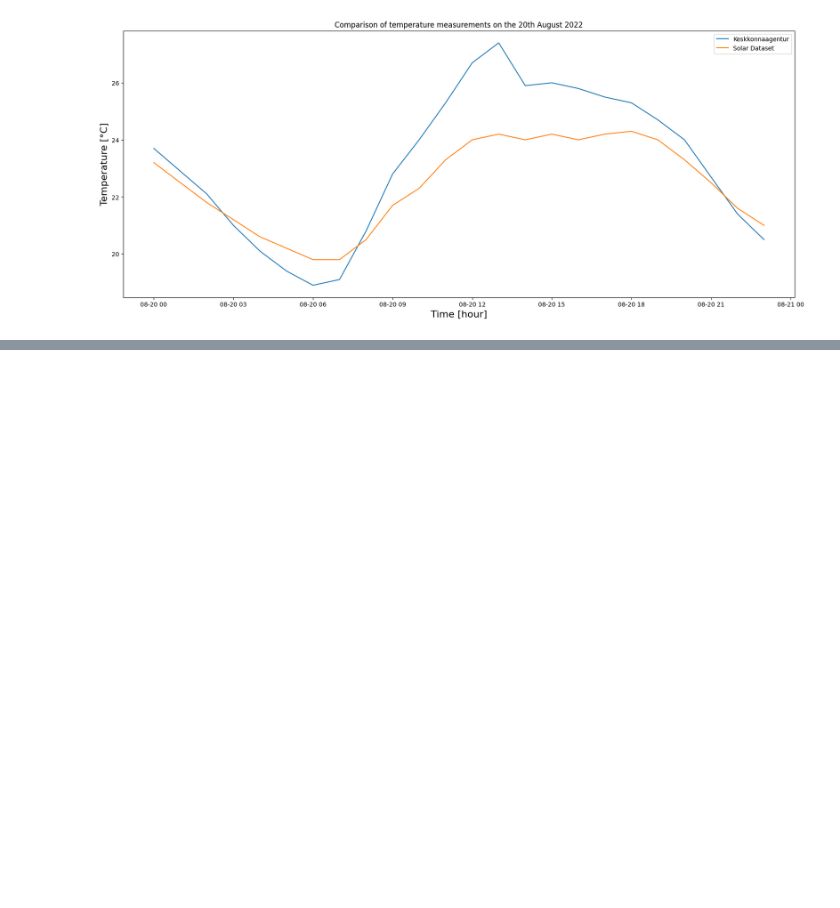
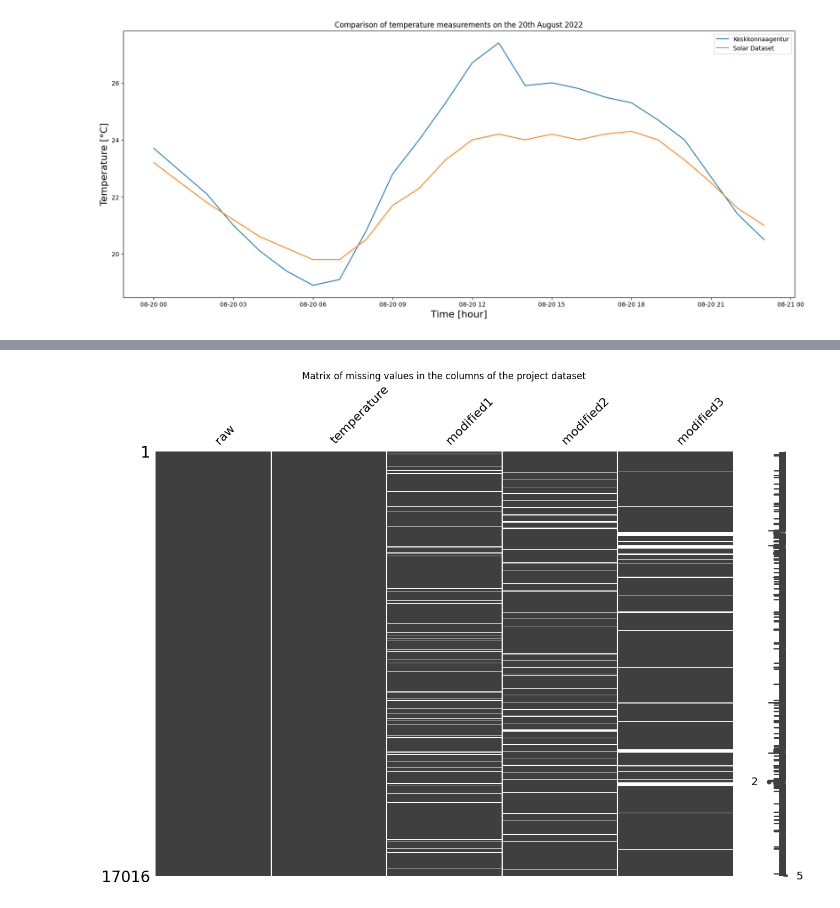
Before and after one commit to niloos/its8080-project-1, a Jupyter notebook: solar_data_analysis.ipynb, the cells around one changed output, grey strips where cells are left out. Cells and saved outputs as stored; diff of their text form; code cells hidden in the pictures; blank space fills up the shorter version.

```diff
--- a/solar_data_analysis.ipynb
+++ b/solar_data_analysis.ipynb
@@ -57,0 +102,9 @@ plt.savefig("diagrams/diagram_comparison_weather_data.pdf")
+# %%
+import missingno as msno
+
+
+msno.matrix(df[["raw", "temperature", "modified1", "modified2", "modified3"]], figsize=(15,10))
+plt.title("Matrix of missing values in the columns of the project dataset")
+plt.savefig("diagrams/matrix_missing_values.pdf")
+# %% [output]
+[figure, added]
```
Also changed, not shown: parts of 18 cells of this notebook.
